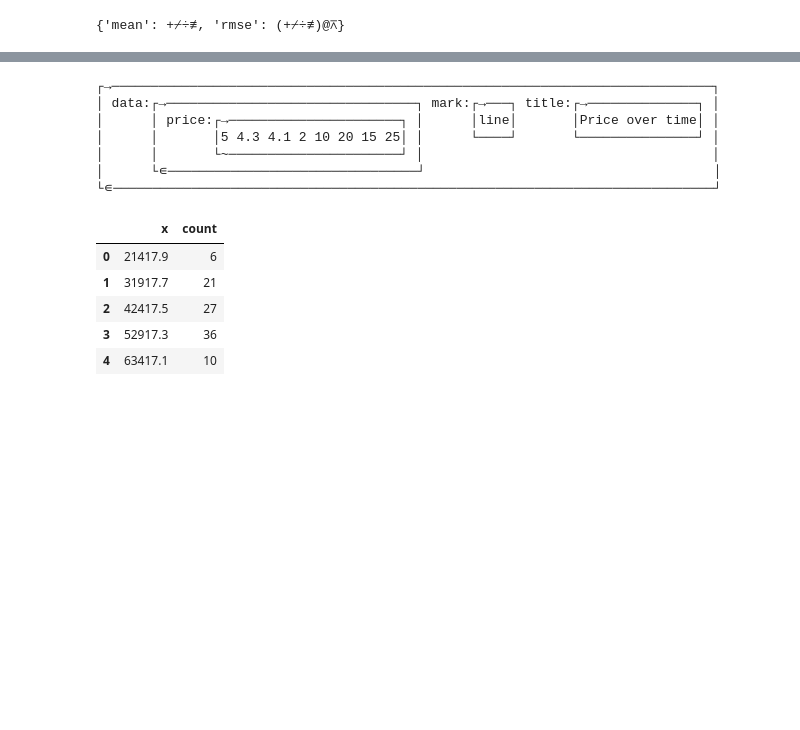
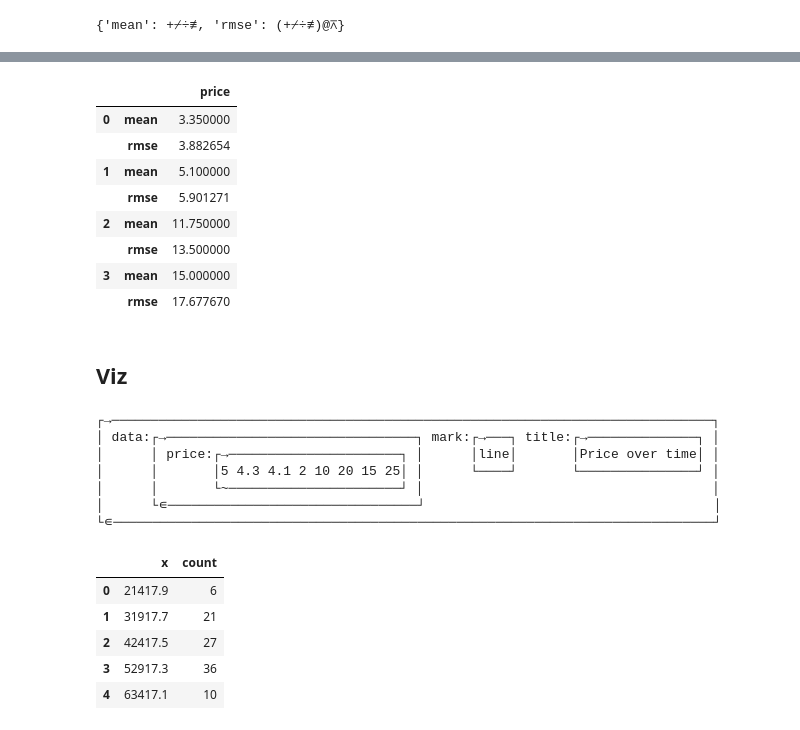
Before and after one commit to AnswerDotAI/basedtab, a Jupyter notebook: nbs/00_core.ipynb, the cells around one changed output, grey strips where cells are left out. Saved outputs shown, nothing was run; the diff lists cells and outputs as text; code cells hidden in the pictures; blank space fills up the shorter version.

```diff
--- a/nbs/00_core.ipynb
+++ b/nbs/00_core.ipynb
@@ -161,3 +184,17 @@ head.groupby("Gender", ["Age", "Income"], mean=MEAN, rmse=RMSE)
+# %%
+ts.rolling("price", size=4, step=2, mean=MEAN, rmse=RMSE).df
+# %% [output]
+|  |  | price |
+| 0 | mean | 3.350000 |
+|  | rmse | 3.882654 |
+| 1 | mean | 5.100000 |
+|  | rmse | 5.901271 |
+| 2 | mean | 11.750000 |
+|  | rmse | 13.500000 |
+| 3 | mean | 15.000000 |
+|  | rmse | 17.677670 |
+# %% [markdown]
+## Viz
 # %%
 #| export
 @patch
```
Also changed, not shown: parts of 14 cells of this notebook, 7 other files.
